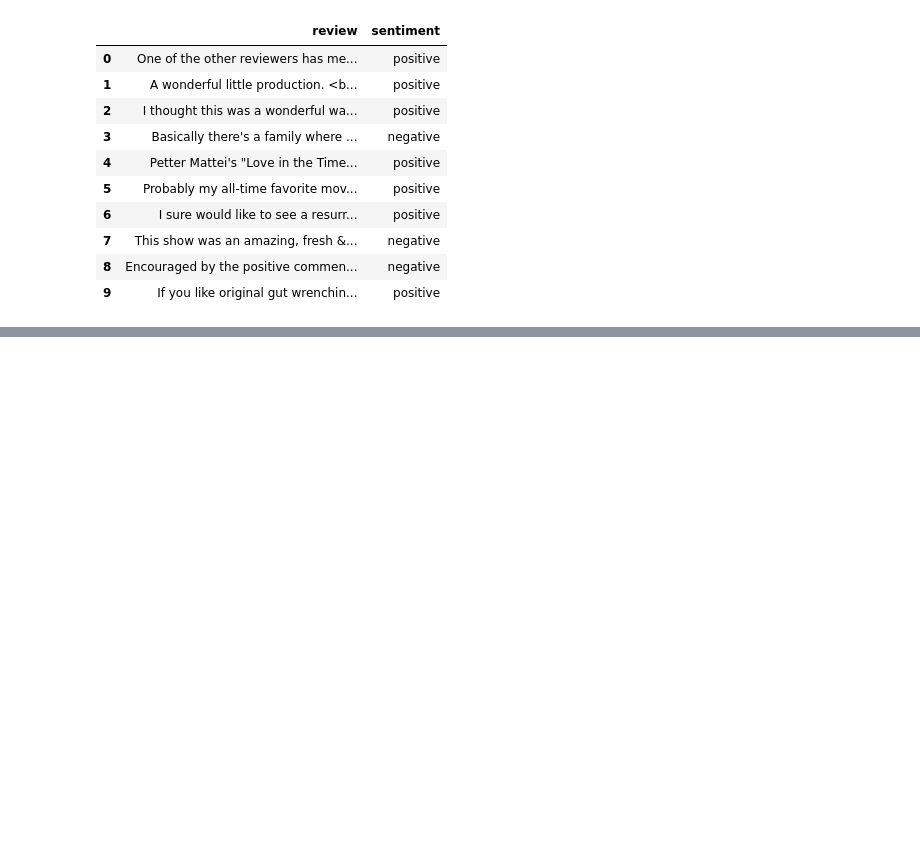
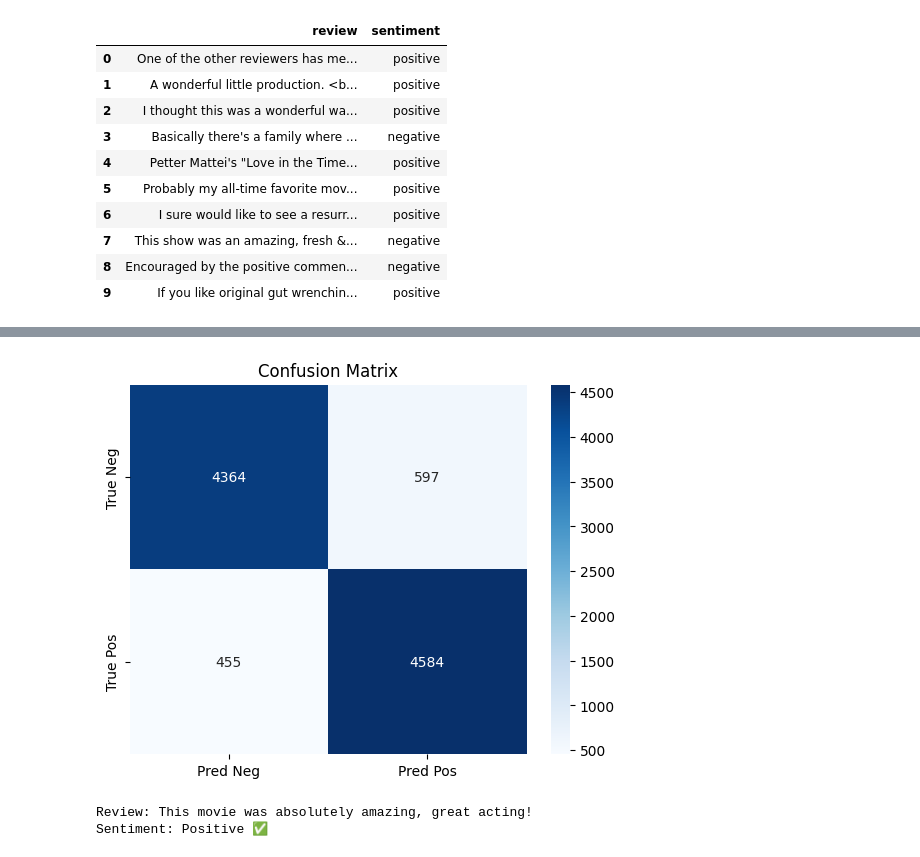
Before and after one commit to dimplemundhra/sentimentAnalysis_movieRecom, a Jupyter notebook: _Project_.ipynb, the cells around one changed output, grey strips where cells are left out. Cells and saved outputs as stored; diff of their text form; code cells hidden in the pictures; blank space fills up the shorter version.

```diff
--- a/_Project_.ipynb
+++ b/_Project_.ipynb
@@ -130,0 +77,11 @@ def evaluate_model(model, X, y):
+# %%
+vectorizer = TfidfVectorizer()
+X = vectorizer.fit_transform(imdb_reviews['processed_review'])
+y = imdb_reviews['sentiment']
+# %%
+X_train, X_test, y_train, y_test = train_test_split(
+    X, y, test_size=0.2, random_state=42
+)
+# %%
+model = LogisticRegression(max_iter=200)
+model.fit(X_train, y_train)
@@ -130,0 +90,7 @@ def evaluate_model(model, X, y):
+# %%
+y_pred = model.predict(X_test)
+
+print("Accuracy:", accuracy_score(y_test, y_pred))
+print("Precision:", precision_score(y_test, y_pred))
+print("Recall:", recall_score(y_test, y_pred))
+print("F1 Score:", f1_score(y_test, y_pred))
@@ -130,0 +113,10 @@ def evaluate_model(model, X, y):
+# %%
+cm = confusion_matrix(y_test, y_pred)
+
+sns.heatmap(cm, annot=True, fmt="d", cmap="Blues",
+            xticklabels=["Pred Neg", "Pred Pos"],
+            yticklabels=["True Neg", "True Pos"])
+plt.title("Confusion Matrix")
+plt.show()
+# %% [output]
+[figure, added]
@@ -130,0 +129,7 @@ def evaluate_model(model, X, y):
+# %%
+sample = "This movie was absolutely amazing, great acting!"
+print("Review:", sample)
+print("Sentiment:", predict_sentiment(sample))
+# %% [output]
+Review: This movie was absolutely amazing, great acting!
+Sentiment: Positive ✅
```
Also changed, not shown: parts of 13 cells of this notebook.
